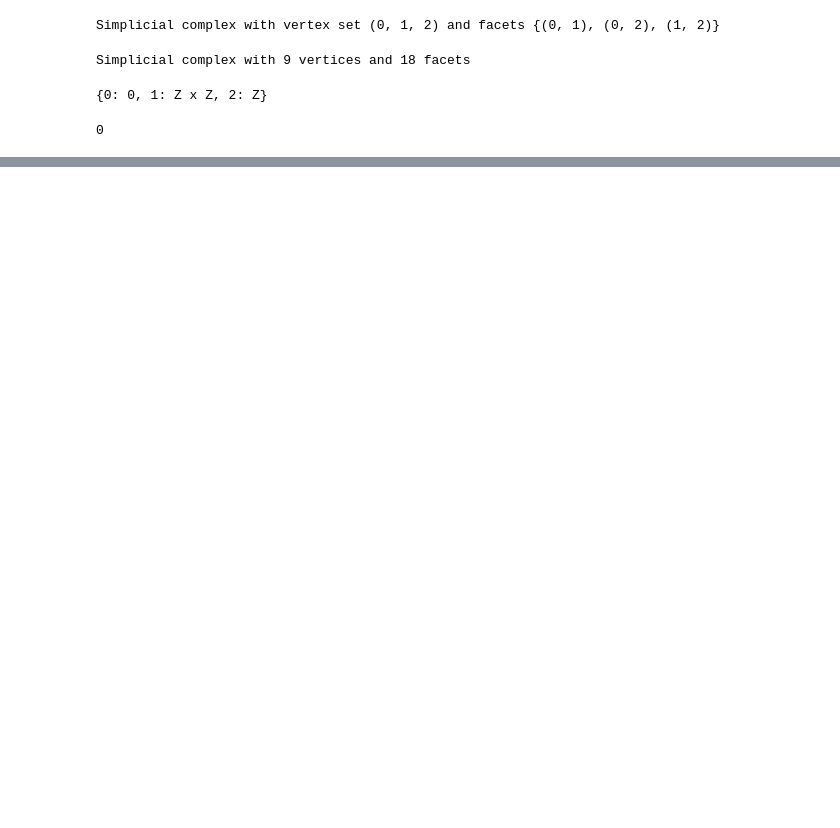
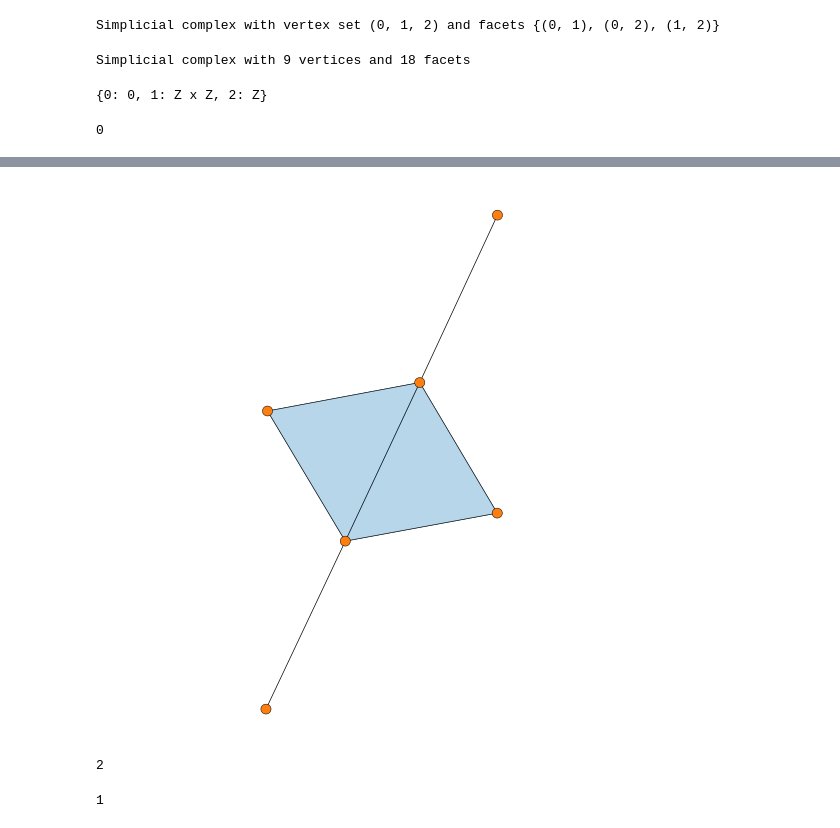
Before and after one commit to gdepaul/TDA, a Jupyter notebook: Calculating Simplicial Homology Example.ipynb, the cells around one changed output, grey strips where cells are left out. Saved outputs shown, nothing was run; the diff lists cells and outputs as text; code cells hidden in the pictures; blank space fills up the shorter version.

```diff
--- a/Calculating Simplicial Homology Example.ipynb
+++ b/Calculating Simplicial Homology Example.ipynb
@@ -33,0 +33,16 @@ draw_3d_simplicial_complex(T)
+# %%
+S = SimplicialComplex([[0,2,3],[1,2],[2,3,5],[3,4]]) # circle
+# %%
+plt.figure(figsize=(10,10))
+ax = plt.subplot(111)
+draw_2d_simplicial_complex(S, ax=ax)
+# %% [output]
+[figure, added]
+# %%
+S.dimension()
+# %% [output]
+2
+# %%
+S.euler_characteristic()
+# %% [output]
+1
```
Also changed, not shown: parts of 2 cells of this notebook, 1 other file.
